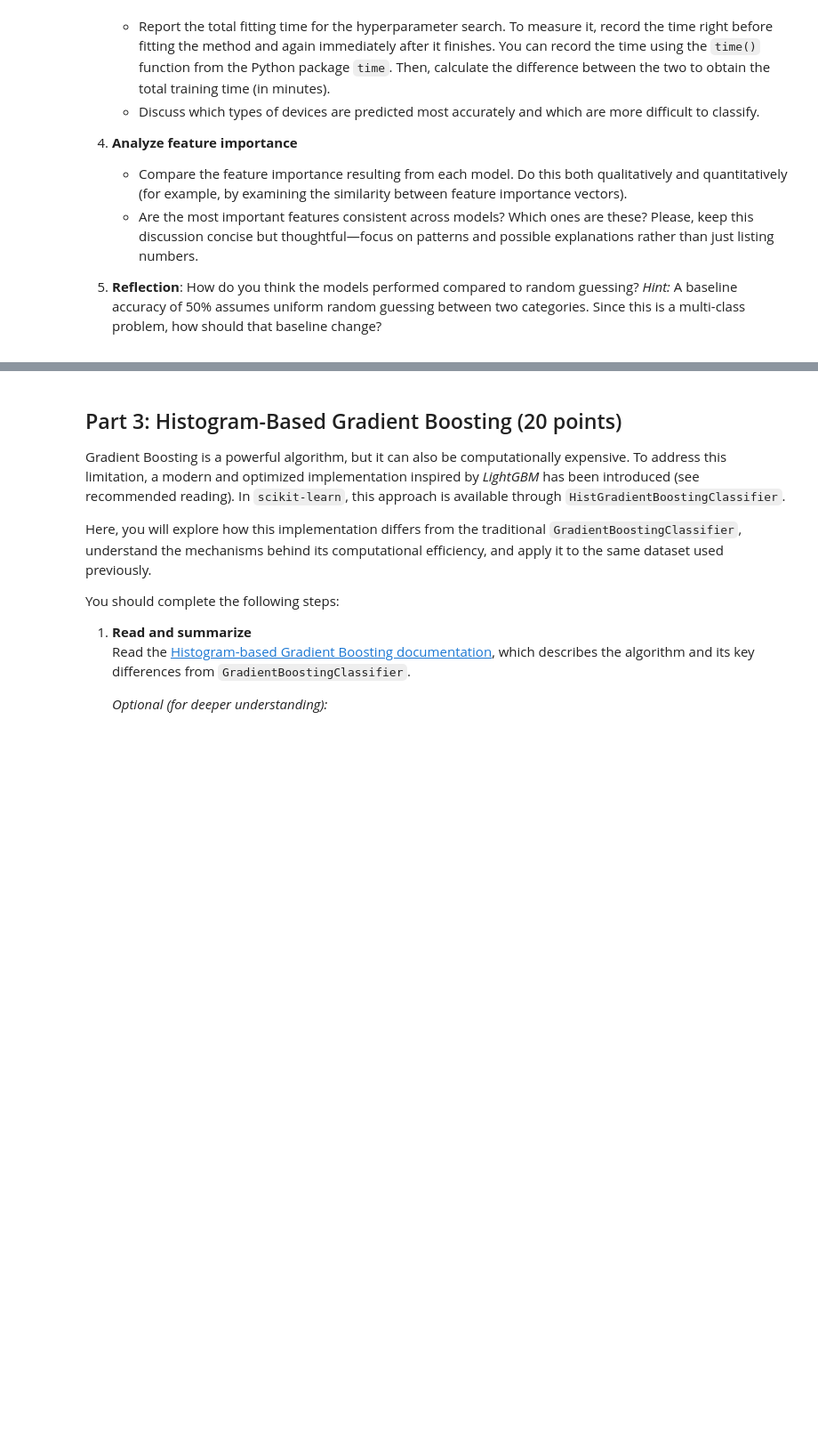
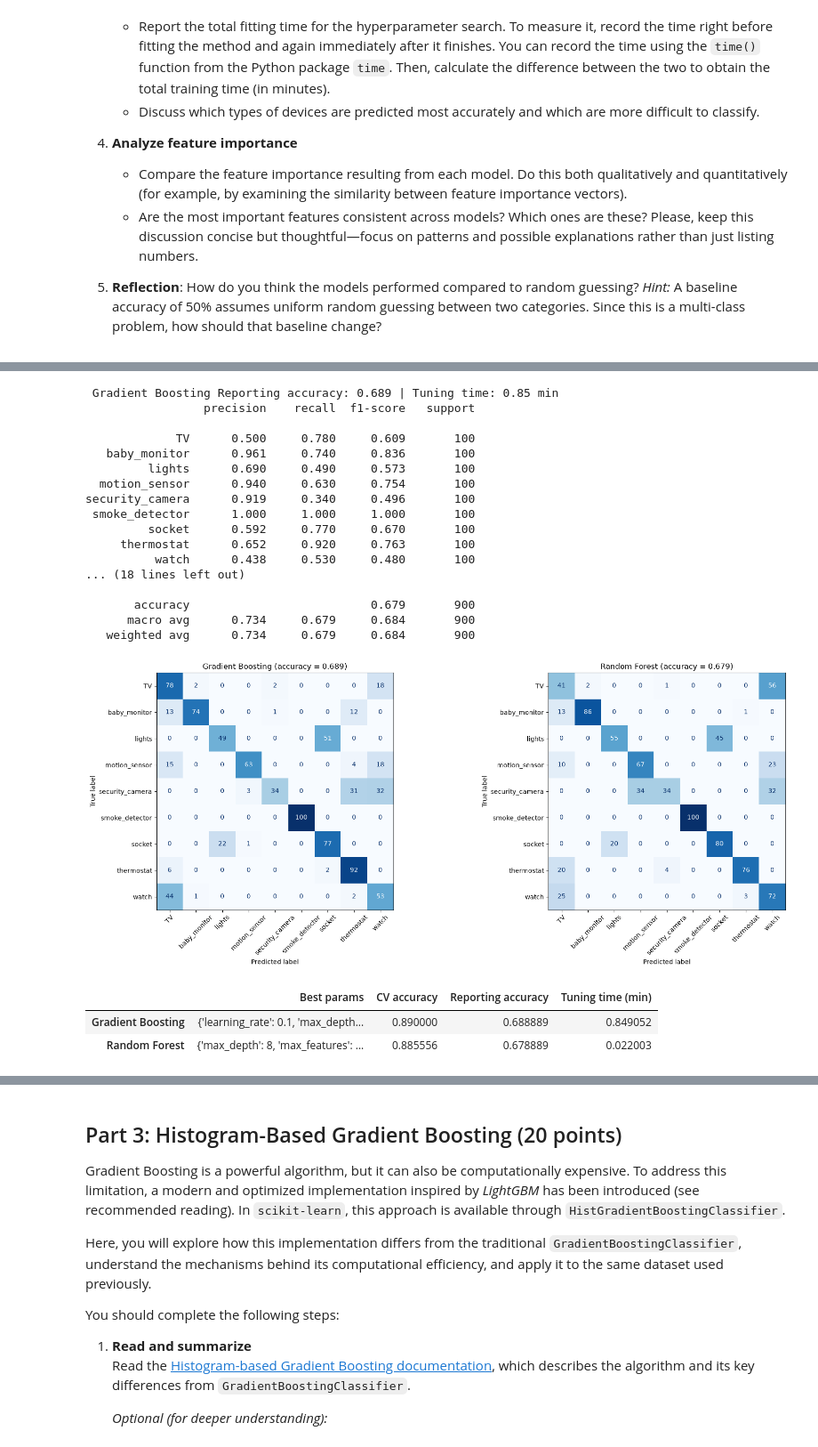
Before and after one commit to yxf9tv/07-iot-ensemble-classification, a Jupyter notebook: 07-iot-ensemble-classification.ipynb, the cells around one changed output, grey strips where cells are left out. Shown at 89% size. Saved outputs shown, nothing was run; the diff lists cells and outputs as text; code cells hidden in the pictures; blank space fills up the shorter version.

```diff
--- a/07-iot-ensemble-classification.ipynb
+++ b/07-iot-ensemble-classification.ipynb
@@ -188,0 +273,50 @@ Your tasks are:
+# %%
+# 3. evaluate performance
+
+models = {"Gradient Boosting": gb_search.best_estimator_,
+          "Random Forest": rf_search.best_estimator_}
+
+fig, axes = plt.subplots(1, 2, figsize=(18, 7))
+for ax, (name, model) in zip(axes, models.items()):
+    y_pred = model.predict(X_report)
+    acc = accuracy_score(y_report, y_pred)
+    print(f"\n {name} Reporting accuracy: {acc:.3f} | Tuning time: {fit_times[name]:.2f} min")
+    print(classification_report(y_report, y_pred, target_names=class_names, digits=3))
+    ConfusionMatrixDisplay.from_predictions(
+        y_report, y_pred, display_labels=class_names,
+        xticks_rotation=45, cmap="Blues", colorbar=False, ax=ax,
+    )
+    ax.set_title(f"{name} (accuracy = {acc:.3f})")
+
+plt.tight_layout()
+plt.show()
+
+summary = pd.DataFrame({
+    "Best params": [str(s.best_params_) for s in (gb_search, rf_search)],
+    "CV accuracy": [s.best_score_ for s in (gb_search, rf_search)],
+    "Reporting accuracy": [accuracy_score(y_report, m.predict(X_report)) for m in models.values()],
+    "Tuning time (min)": [fit_times[n] for n in models],
+}, index=models.keys())
+summary
+# %% [output]
+ Gradient Boosting Reporting accuracy: 0.689 | Tuning time: 0.85 min
+                 precision    recall  f1-score   support
+
+             TV      0.500     0.780     0.609       100
+   baby_monitor      0.961     0.740     0.836       100
+         lights      0.690     0.490     0.573       100
+  motion_sensor      0.940     0.630     0.754       100
+security_camera      0.919     0.340     0.496       100
+ smoke_detector      1.000     1.000     1.000       100
+         socket      0.592     0.770     0.670       100
+     thermostat      0.652     0.920     0.763       100
+          watch      0.438     0.530     0.480       100
+... (18 lines left out)
+
+       accuracy                          0.679       900
+      macro avg      0.734     0.679     0.684       900
+   weighted avg      0.734     0.679     0.684       900
+[figure, added]
+|  | Best params | CV accuracy | Reporting accuracy | Tuning time (min) |
+| Gradient Boosting | {'learning_rate': 0.1, 'max_depth... | 0.890000 | 0.688889 | 0.849052 |
+| Random Forest | {'max_depth': 8, 'max_features': ... | 0.885556 | 0.678889 | 0.022003 |
```
Also changed, not shown: parts of 19 cells of this notebook.
